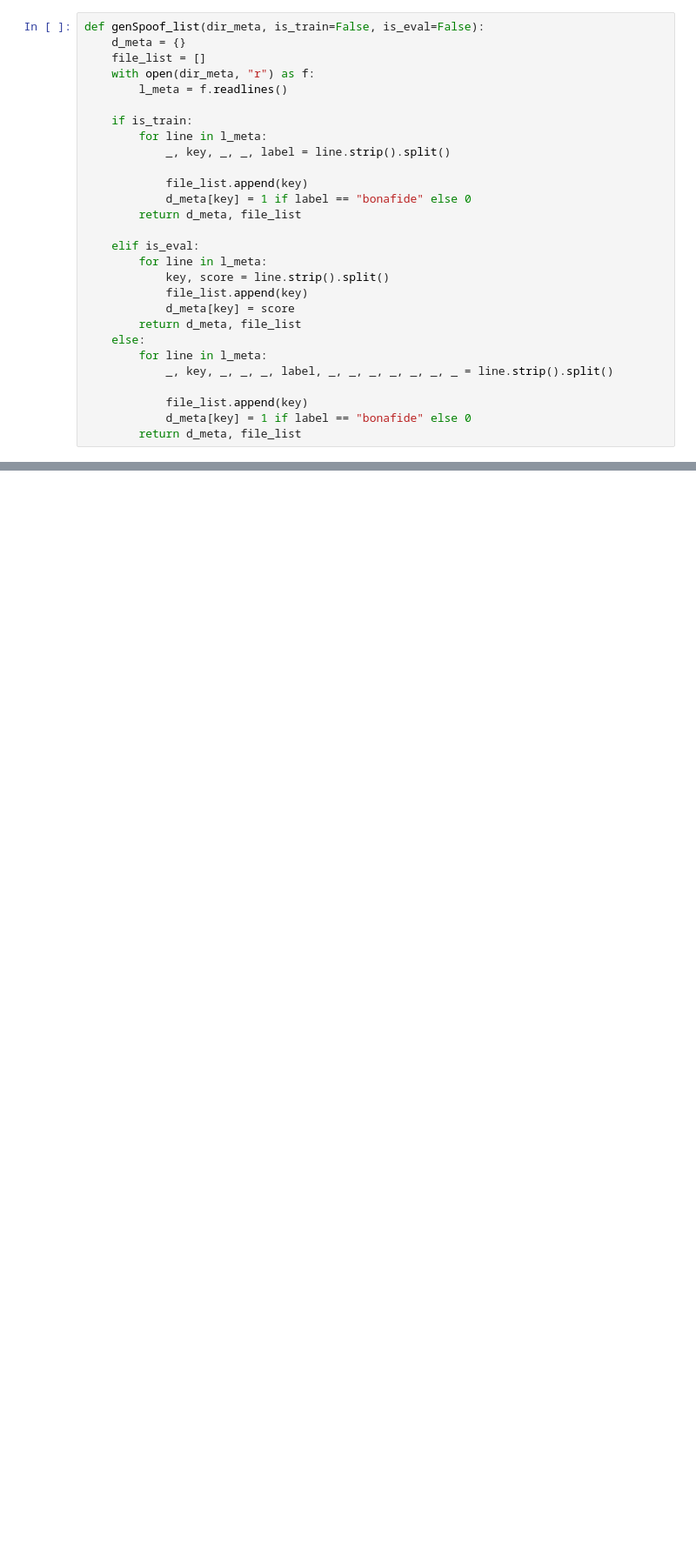
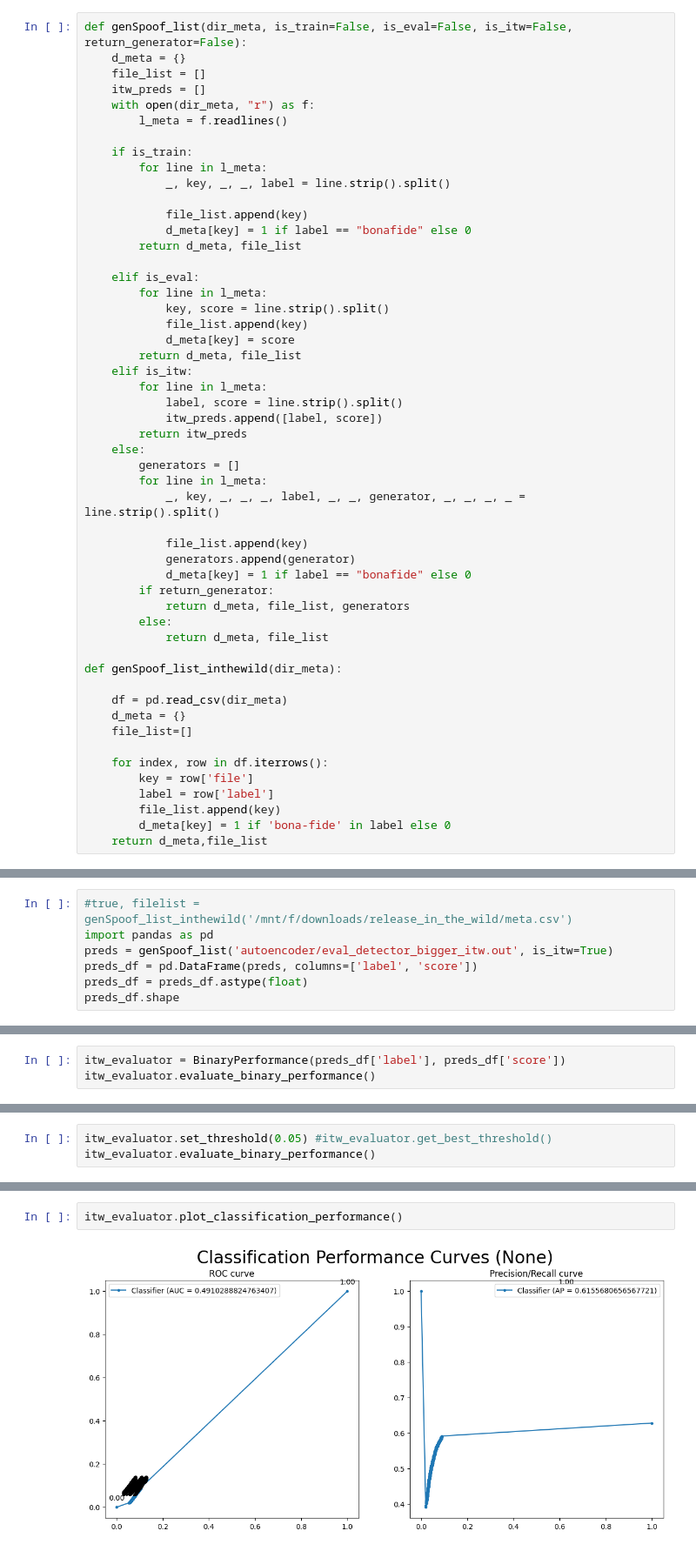
Before and after one commit to cassuci/adf-detector, a Jupyter notebook: autoencoder/eval.ipynb, the cells around one changed output, grey strips where cells are left out. Shown at 87% size. Drawn from its saved outputs; the diff is of its cells as text; blank space fills up the shorter version.

```diff
--- a/autoencoder/eval.ipynb
+++ b/autoencoder/eval.ipynb
@@ -353,9 +353,10 @@ class BinaryPerformance:
 
         return fig
 # %%
-def genSpoof_list(dir_meta, is_train=False, is_eval=False):
+def genSpoof_list(dir_meta, is_train=False, is_eval=False, is_itw=False, return_generator=False):
     d_meta = {}
     file_list = []
+    itw_preds = []
     with open(dir_meta, "r") as f:
         l_meta = f.readlines()
 
@@ -373,10 +374,33 @@ def genSpoof_list(dir_meta, is_train=False, is_eval=False):
             file_list.append(key)
             d_meta[key] = score
         return d_meta, file_list
+    elif is_itw:
+        for line in l_meta:
+            label, score = line.strip().split()
+            itw_preds.append([label, score])
+        return itw_preds
     else:
+        generators = []
         for line in l_meta:
-            _, key, _, _, _, label, _, _, _, _, _, _, _ = line.strip().split()
+            _, key, _, _, _, label, _, _, generator, _, _, _, _ = line.strip().split()
 
             file_list.append(key)
+            generators.append(generator)
             d_meta[key] = 1 if label == "bonafide" else 0
-        return d_meta, file_list
+        if return_generator:
+            return d_meta, file_list, generators
+        else:
+            return d_meta, file_list
+
+def genSpoof_list_inthewild(dir_meta):
+
+    df = pd.read_csv(dir_meta)
+    d_meta = {}
+    file_list=[]
+
+    for index, row in df.iterrows():
+        key = row['file']
+        label = row['label']
+        file_list.append(key)
+        d_meta[key] = 1 if 'bona-fide' in label else 0
+    return d_meta,file_list
@@ -474,0 +552,7 @@ evaluator.plot_classification_performance(add_annotation_values=False)
+# %%
+#true, filelist = genSpoof_list_inthewild('/mnt/f/downloads/release_in_the_wild/meta.csv')
+import pandas as pd
+preds = genSpoof_list('autoencoder/eval_detector_bigger_itw.out', is_itw=True)
+preds_df = pd.DataFrame(preds, columns=['label', 'score'])
+preds_df = preds_df.astype(float)
+preds_df.shape
@@ -474,0 +561,3 @@ evaluator.plot_classification_performance(add_annotation_values=False)
+# %%
+itw_evaluator = BinaryPerformance(preds_df['label'], preds_df['score'])
+itw_evaluator.evaluate_binary_performance()
@@ -474,0 +580,3 @@ evaluator.plot_classification_performance(add_annotation_values=False)
+# %%
+itw_evaluator.set_threshold(0.05) #itw_evaluator.get_best_threshold()
+itw_evaluator.evaluate_binary_performance()
@@ -474,0 +599,4 @@ evaluator.plot_classification_performance(add_annotation_values=False)
+# %%
+itw_evaluator.plot_classification_performance()
+# %% [output]
+[figure, added]
```
Also changed, not shown: parts of 15 cells of this notebook, 3 other files.
